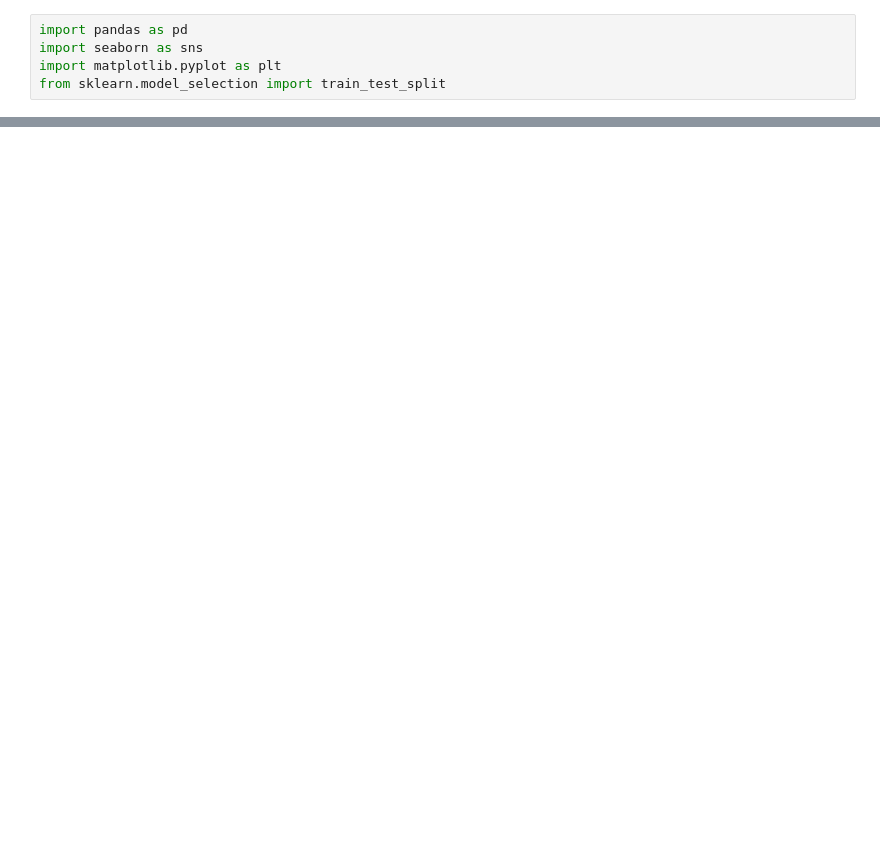
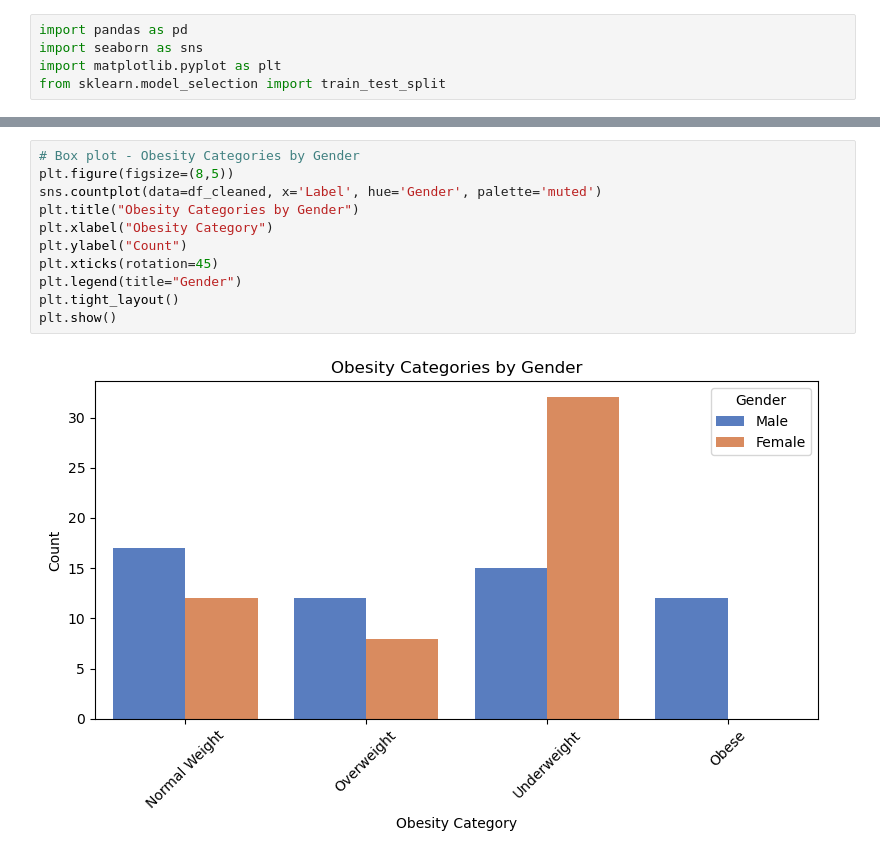
Before and after one commit to FrunzyR/scikit-learn-project, a Jupyter notebook: classification/classification-algorithm.ipynb, the cells around one changed output, grey strips where cells are left out. Drawn from its saved outputs; the diff is of its cells as text; blank space fills up the shorter version.

```diff
--- a/classification/classification-algorithm.ipynb
+++ b/classification/classification-algorithm.ipynb
@@ -20,0 +87,13 @@ df.head(10)
+# %%
+# Box plot - Obesity Categories by Gender
+plt.figure(figsize=(8,5))
+sns.countplot(data=df_cleaned, x='Label', hue='Gender', palette='muted')
+plt.title("Obesity Categories by Gender")
+plt.xlabel("Obesity Category")
+plt.ylabel("Count")
+plt.xticks(rotation=45)
+plt.legend(title="Gender")
+plt.tight_layout()
+plt.show()
+# %% [output]
+[figure, added]
```
Also changed, not shown: parts of 11 cells of this notebook, 5 other files.
